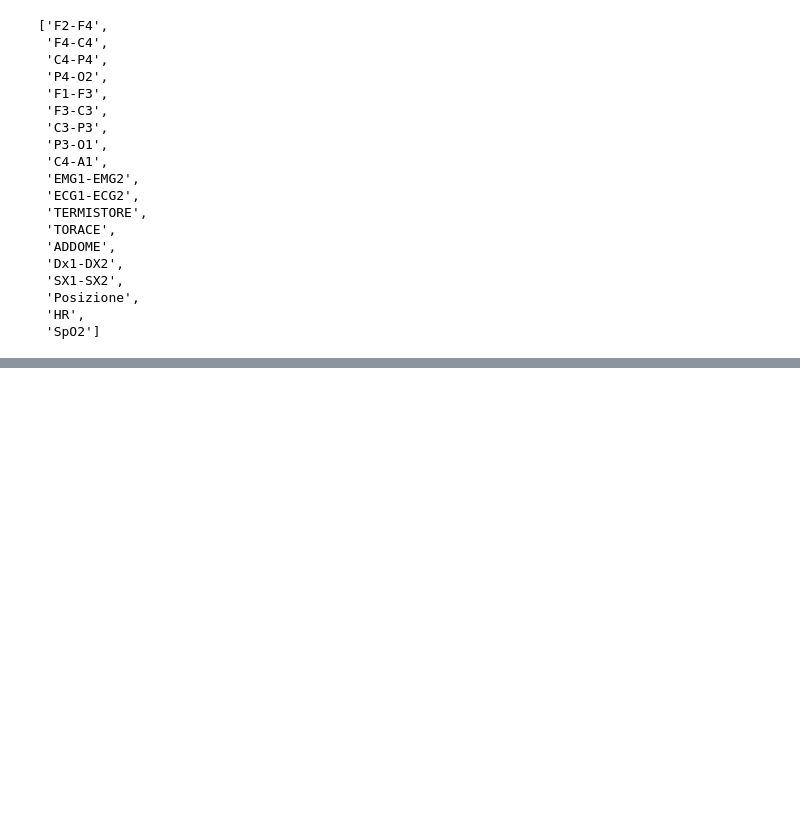
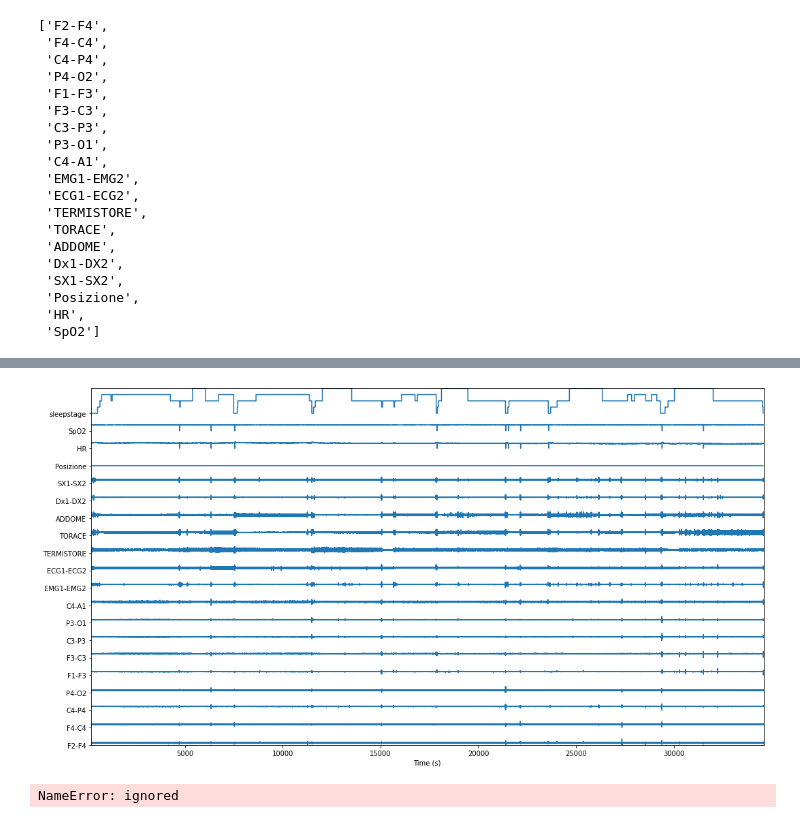
Before and after one commit to CarolinaR99/Projeto1_ADAR, a Jupyter notebook: Projecto_ADDAR_Sleep.ipynb, the cells around one changed output, grey strips where cells are left out. Saved outputs shown, nothing was run; the diff lists cells and outputs as text; code cells hidden in the pictures; blank space fills up the shorter version.

```diff
--- a/Projecto_ADDAR_Sleep.ipynb
+++ b/Projecto_ADDAR_Sleep.ipynb
@@ -233,24 +233,79 @@ indexes_plot = np.arange(0, df.shape[0], marker_every_sec)
-# %%
-f, ax = plt.subplots(len(columns_electrodes), 1, figsize=(15, 2*len(columns_electrodes)))
-for i, column_name in enumerate(columns_electrodes):
-  ax[i].plot(df_norm.iloc[indexes_plot]["times"], df_norm.iloc[indexes_plot][column_name], label=column_name, markevery=marker_every_sec)
-  ax[i].plot(df_norm.iloc[indexes_plot]["times"], df_norm.iloc[indexes_plot]["sleepstage"], alpha=0.4, label="sleep stage", markevery=marker_every_sec)
-  ax[i].legend()
+# %%
+fs = int(1/(df_norm.times[1] - df_norm.times[0]))
+
+# Number of points to plot per second, in this case all the points are being ploted
+number_points_1_sec = 1/fs
+marker_every_sec = int(number_points_1_sec*fs)
+indexes_plot = np.arange(0, df.shape[0], marker_every_sec)
+
+def plot_multiple(df_data, columns_plot, ax2, markevery=1):
+  """
+  This function receives a dataframe, the column names that one desires to plot
+  and the Axes plot
+  """
+
+  plt_columns = columns_plot.copy()
+  # Plot also sleep stage
+  plt_columns.append("sleepstage")
+
+  n_rows = len(plt_columns)
+  dmin = df_data[plt_columns].min().min()
+  dmax = df_data[plt_columns].max().max()
+  dr = (dmax - dmin) * 0.7  # Crowd them a bit.
+  y0 = dmin
+  y1 = (n_rows - 1) * dr + dmax
+  ax2.set_ylim(y0, y1)
+  ticklocs=[]
+  segs = []
+  ax2.set_xlim([df_data.times.min(), df_data.times.max()])
+  ax2.set_ylim(y0, y1)
+
+  for i, column_name in enumerate(plt_columns):
+      segs.append(df_data.iloc[np.arange(0, df_data.shape[0], markevery)][["times", column_name]])
+      ticklocs.append(i * dr)
+
+
+  offsets = np.zeros((n_rows, 2), dtype=float)
+  offsets[:, 1] = ticklocs
+
+  lines = LineCollection(segs, offsets=offsets, transOffset=None)
+  ax2.add_collection(lines)
+
+  # Set the yticks to use axes coordinates on the y axis
+  _ = ax2.set_yticks(ticklocs)
+  # Set the yticks to use axes coordinates on the y axis
+  ax2.set_yticks(ticklocs)
+  ax2.set_yticklabels(plt_columns)
+
+  ax2.set_xlabel('Time (s)')
+
+from matplotlib.collections import LineCollection
+
+f, ax_multiple = plt.subplots(1, 1, figsize=(15, 8))
+plot_multiple(df_norm, columns_electrodes, ax_multiple, markevery=marker_every_sec)
+
+plt.tight_layout()
+plt.show()
+# %% [output]
+[figure, added]
 # %%
+from sklearn.decomposition import FastICA
 ica_model = FastICA(n_components=len(columns_electrodes), random_state=0)
 
 # Apply ICA only to the electrodes (exclude sleep stages and times)
 independent_sources = ica_model.fit_transform(df_norm[columns_electrodes])
 
 # Apply the Min-Max Scaler
-scaled_independent_sources = MinMaxScaler().fit_transform(independent_sources)*df_norm["sleepstage"].max()
+scaled_independent_sources = MinMaxScaler().fit_transform(independent_sources)*df_standard["sleepstage"].max()
 
 # The fit_transform returns a matrix, convert it to dataframe
 components_columns_name = [f'component#{el}' for el in range(len(columns_electrodes))]
 df_sources = pd.DataFrame(data=scaled_independent_sources, columns=components_columns_name)
-df_sources["times"] = df_norm["times"]
-df_sources["sleepstage"] = df_norm["sleepstage"]
-#df_sources.head(4)
+df_sources["times"] = df_standard["times"]
+df_sources["sleepstage"] = df_standard["sleepstage"]
+df_sources.head(4)
+# %% [output]
+NameError: ignored
 # %%
 f, ax = plt.subplots(len(columns_electrodes), 2, figsize=(25, 2*len(columns_electrodes)))
 for j, (signal_type, df_sel, columns) in enumerate([("Original Signals", df_norm, columns_electrodes),
```
Also changed, not shown: parts of 3 cells of this notebook.
